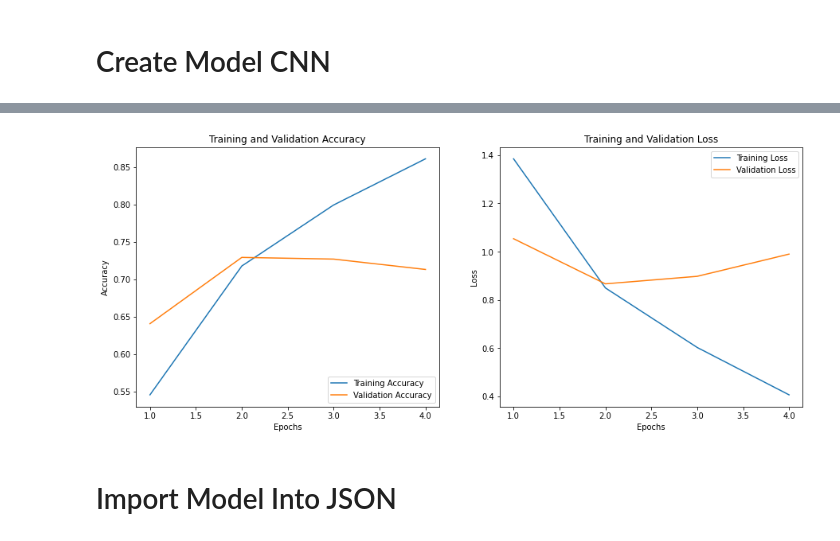
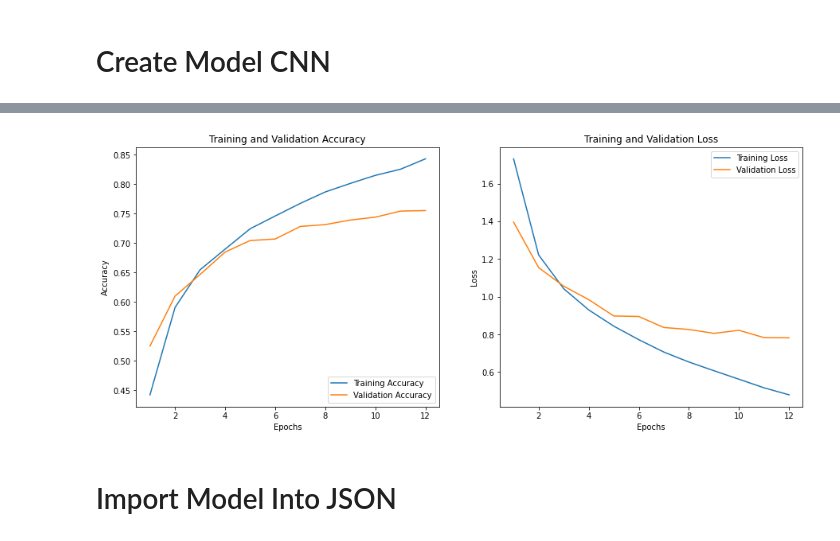
Before and after one commit to virgiawankusuma/Garbage-Classification, a Jupyter notebook: model/model_garbage.ipynb, the cells around one changed output, grey strips where cells are left out. Drawn from its saved outputs; the diff is of its cells as text; code cells hidden in the pictures.

Commit message:
fix : Tuning model into best performance

```diff
--- a/model/model_garbage.ipynb
+++ b/model/model_garbage.ipynb
@@ -180,7 +168,7 @@ data_augmentation = keras.Sequential(
 from keras.callbacks import EarlyStopping
 
 early_stop = EarlyStopping(
-    patience = 2,
+    patience =1,
     verbose = 1,
     monitor='val_accuracy',
     mode='max',
@@ -194,10 +182,12 @@ callback = [early_stop]
 num_classes = len(class_names)
 
 model = Sequential([
-  layers.Rescaling(1./255),
+  layers.Rescaling(1./255, input_shape=(img_height, img_width, 3)),
   layers.Conv2D(16, 3, padding='same', activation='relu'),
   layers.MaxPooling2D(),
   layers.Conv2D(32, 3, padding='same', activation='relu'),
+  layers.MaxPooling2D(),
+  layers.Conv2D(64, 3, padding='same', activation='relu'),
   layers.MaxPooling2D(),
   layers.Conv2D(64, 3, padding='same', activation='relu'),
   layers.MaxPooling2D(),
@@ -205,9 +195,9 @@ model = Sequential([
   layers.Flatten(),
   layers.Dense(128, activation='relu'),
   layers.Dense(num_classes, activation='softmax')
-])
+],name='layers_cnn')
 # %%
-model.compile(optimizer='adam',
+model.compile(optimizer=tf.keras.optimizers.Adadelta(learning_rate=0.1),
               loss=tf.keras.losses.SparseCategoricalCrossentropy(),
               metrics=['accuracy'])
 # %%
@@ -217,9 +223,10 @@ ValueError: ignored
 # %%
-epochs = 15
+epochs = 20
 history = model.fit(
   train_ds,
   validation_data=val_ds,
   epochs=epochs,
-  callbacks=callback
+  callbacks=callback,
+  batch_size=16
 )
 # %% [output]
@@ -235,31 +250,31 @@ Epoch 00004: early stopping
 # %%
 acc = history.history['accuracy']
 val_acc = history.history['val_accuracy']
 
 loss = history.history['loss']
 val_loss = history.history['val_loss']
 
-epochs_range = np.array([1,2,3,4])
+epochs_range = np.arange(1,13)
 
 plt.figure(figsize=(15, 6))
 plt.subplot(1, 2, 1)
 plt.plot(epochs_range, acc, label='Training Accuracy')
 plt.plot(epochs_range, val_acc, label='Validation Accuracy')
 plt.legend(loc='lower right')
 plt.title('Training and Validation Accuracy')
 plt.xlabel('Epochs')
 plt.ylabel('Accuracy')
 
 plt.subplot(1, 2, 2)
 plt.plot(epochs_range, loss, label='Training Loss')
 plt.plot(epochs_range, val_loss, label='Validation Loss')
 plt.legend(loc='upper right')
 plt.title('Training and Validation Loss')
 plt.xlabel('Epochs')
 plt.ylabel('Loss')
 plt.show()
 # %% [output]
-[figure, old version]
+[figure, new version]
 # %% [markdown]
 # Import Model Into JSON
 # %%
```
Also changed, not shown: parts of 11 cells of this notebook.
